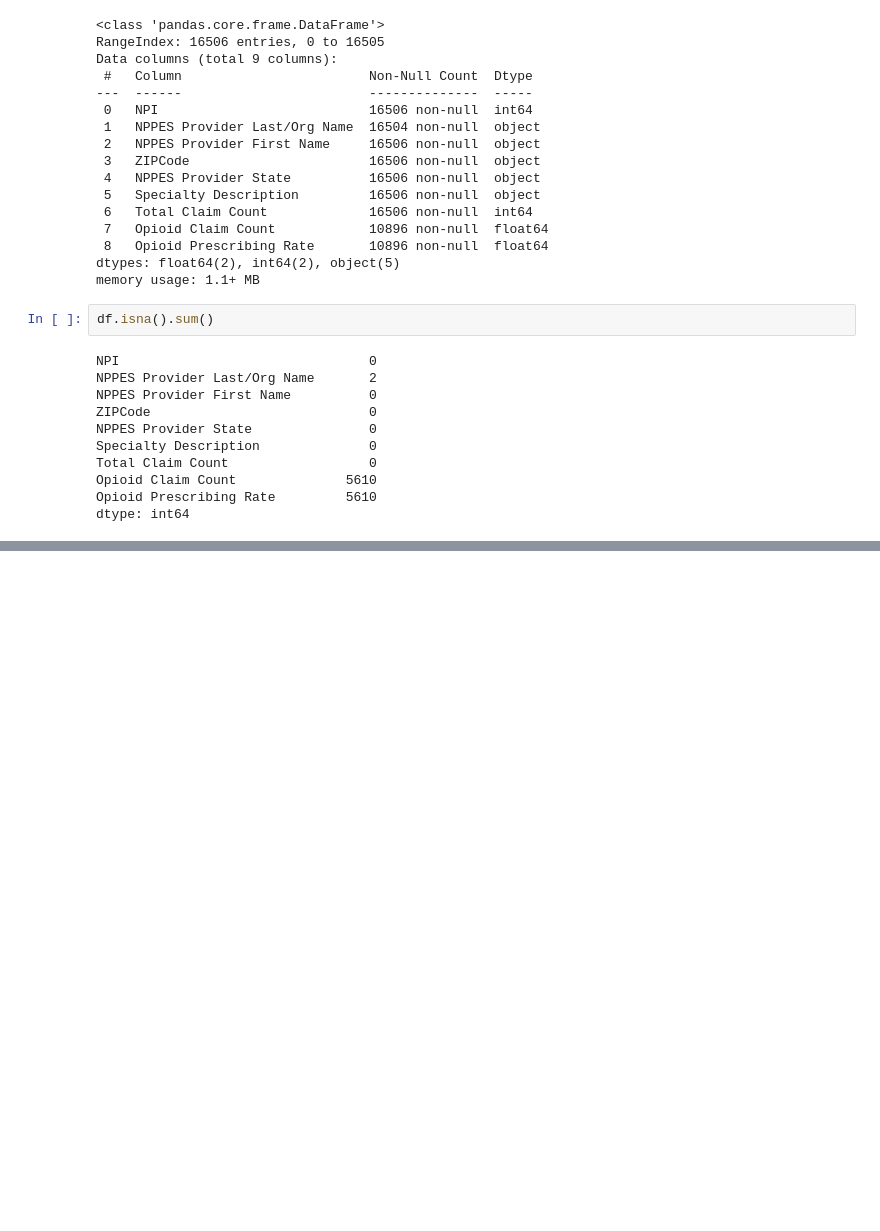
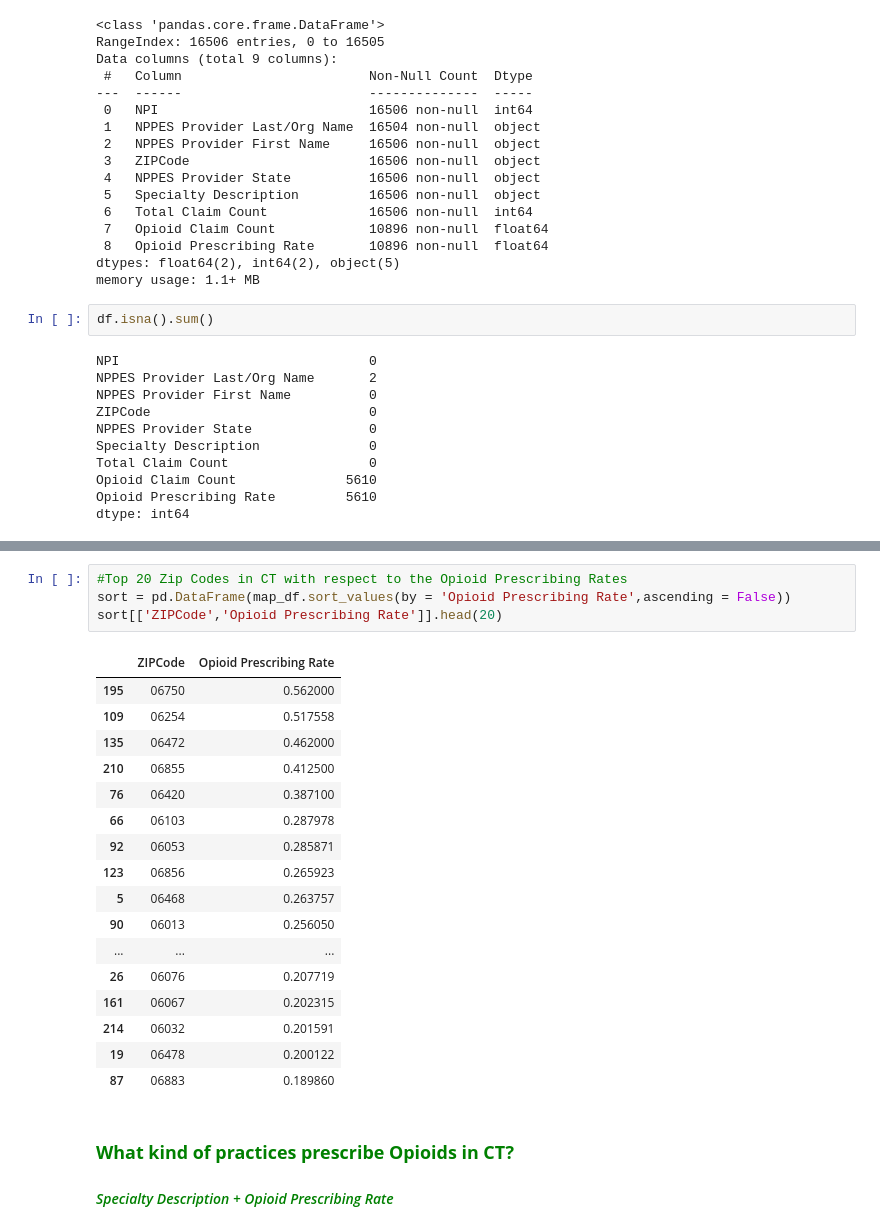
Before and after one commit to yiannimercer/Op, a Jupyter notebook: EDA_y.ipynb, the cells around one changed output, grey strips where cells are left out. Drawn from its saved outputs; the diff is of its cells as text; blank space fills up the shorter version.

```diff
--- a/EDA_y.ipynb
+++ b/EDA_y.ipynb
@@ -229,0 +264,26 @@ map_df.describe()[['Total Claim Count','Opioid Claim Count','Opioid Prescribing
+# %%
+#Top 20 Zip Codes in CT with respect to the Opioid Prescribing Rates
+sort = pd.DataFrame(map_df.sort_values(by = 'Opioid Prescribing Rate',ascending = False))
+sort[['ZIPCode','Opioid Prescribing Rate']].head(20)
+# %% [output]
+|  | ZIPCode | Opioid Prescribing Rate |
+| 195 | 06750 | 0.562000 |
+| 109 | 06254 | 0.517558 |
+| 135 | 06472 | 0.462000 |
+| 210 | 06855 | 0.412500 |
+| 76 | 06420 | 0.387100 |
+| 66 | 06103 | 0.287978 |
+| 92 | 06053 | 0.285871 |
+| 123 | 06856 | 0.265923 |
+| 5 | 06468 | 0.263757 |
+| 90 | 06013 | 0.256050 |
+| ... | ... | ... |
+| 26 | 06076 | 0.207719 |
+| 161 | 06067 | 0.202315 |
+| 214 | 06032 | 0.201591 |
+| 19 | 06478 | 0.200122 |
+| 87 | 06883 | 0.189860 |
+# %% [markdown]
+### <span style="color:green"> **What kind of practices prescribe Opioids in CT?** </span>
+
+#### <span style="color:green"> *Specialty Description + Opioid Prescribing Rate* </span>
```
Also changed, not shown: parts of 22 cells of this notebook.
